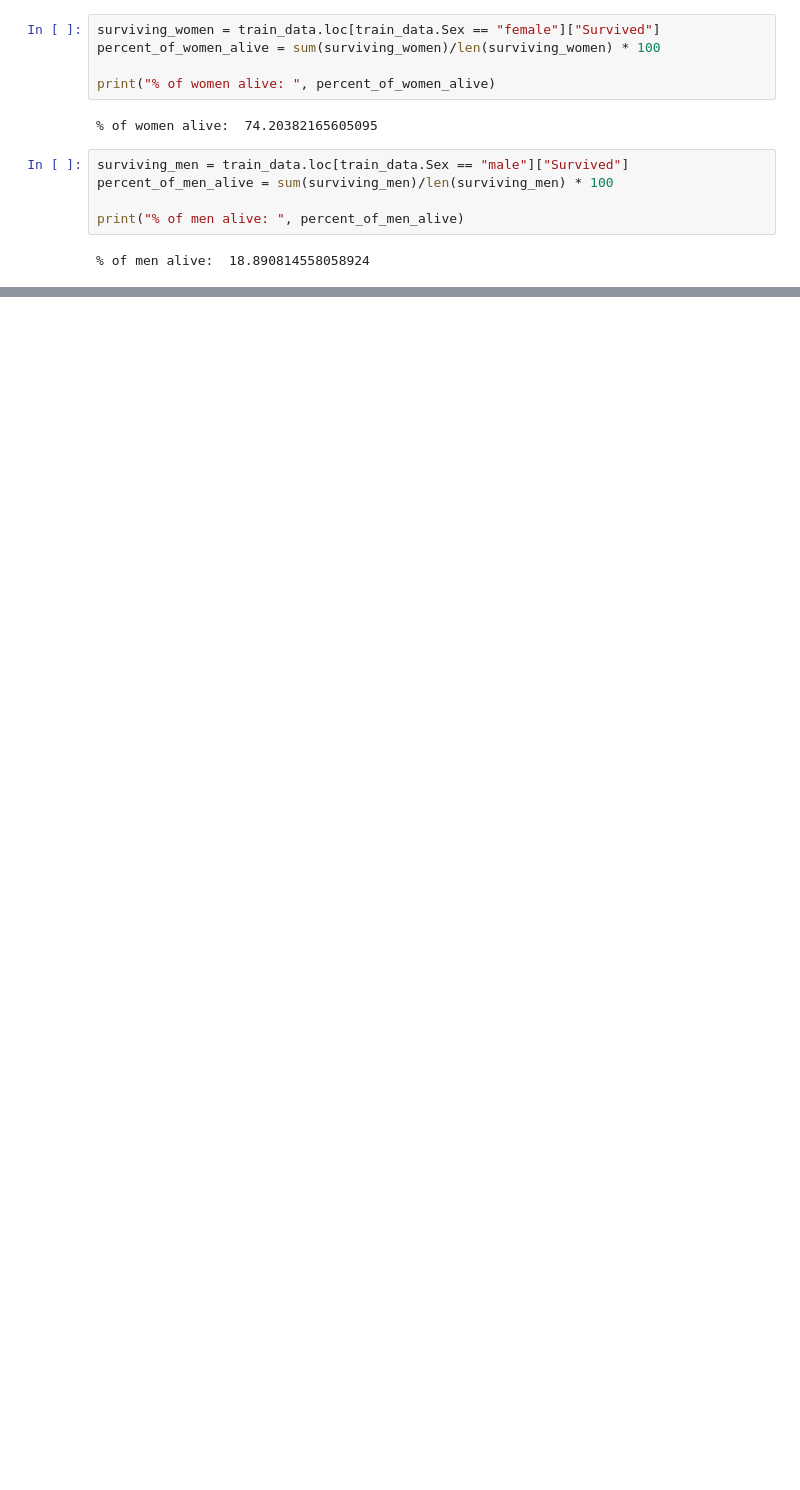
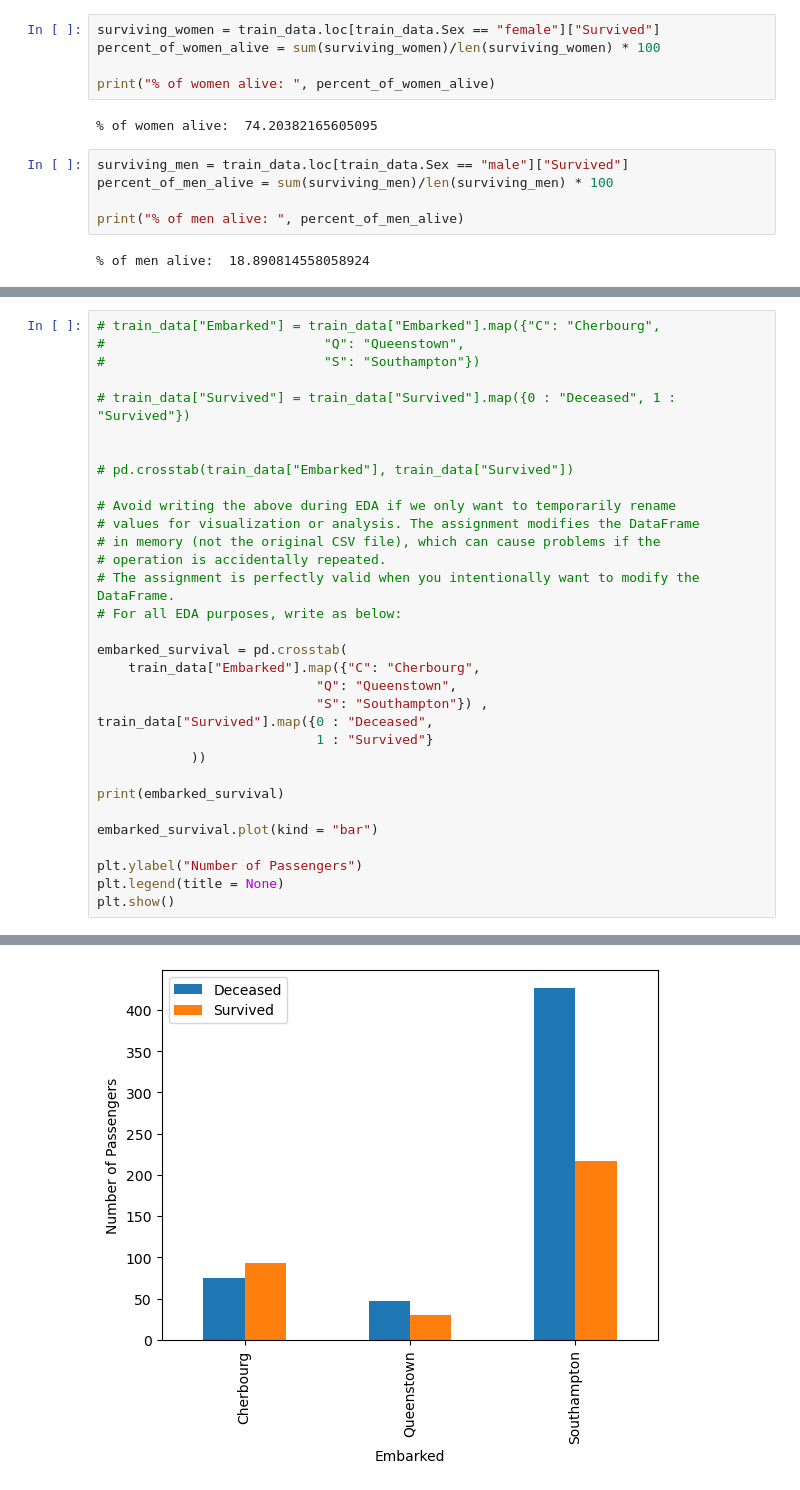
Before and after one commit to Sid1813/kaggle, a Jupyter notebook: Titanic - Machine Learning from Disaster/model_versions/titanic_v4.ipynb, the cells around one changed output, grey strips where cells are left out. Cells and saved outputs as stored; diff of their text form; blank space fills up the shorter version.

Commit message:
modified v4

```diff
--- a/Titanic - Machine Learning from Disaster/model_versions/titanic_v4.ipynb
+++ b/Titanic - Machine Learning from Disaster/model_versions/titanic_v4.ipynb
@@ -58,0 +171,33 @@ print("% of men alive: ", percent_of_men_alive)
+# %%
+# train_data["Embarked"] = train_data["Embarked"].map({"C": "Cherbourg",
+#                            "Q": "Queenstown",
+#                            "S": "Southampton"})
+
+# train_data["Survived"] = train_data["Survived"].map({0 : "Deceased", 1 : "Survived"})
+
+
+# pd.crosstab(train_data["Embarked"], train_data["Survived"])
+
+# Avoid writing the above during EDA if we only want to temporarily rename
+# values for visualization or analysis. The assignment modifies the DataFrame
+# in memory (not the original CSV file), which can cause problems if the
+# operation is accidentally repeated.
+# The assignment is perfectly valid when you intentionally want to modify the DataFrame.
+# For all EDA purposes, write as below:
+
+embarked_survival = pd.crosstab(
+    train_data["Embarked"].map({"C": "Cherbourg",
+                            "Q": "Queenstown",
+                            "S": "Southampton"}) ,
+train_data["Survived"].map({0 : "Deceased",
+                            1 : "Survived"}
+            ))
+
+print(embarked_survival)
+
+embarked_survival.plot(kind = "bar")
+
+plt.ylabel("Number of Passengers")
+plt.legend(title = None)
+plt.show()
+# %% [output]
@@ -58,0 +209 @@ print("% of men alive: ", percent_of_men_alive)
+[figure, added]
```
Also changed, not shown: parts of 9 cells of this notebook.
